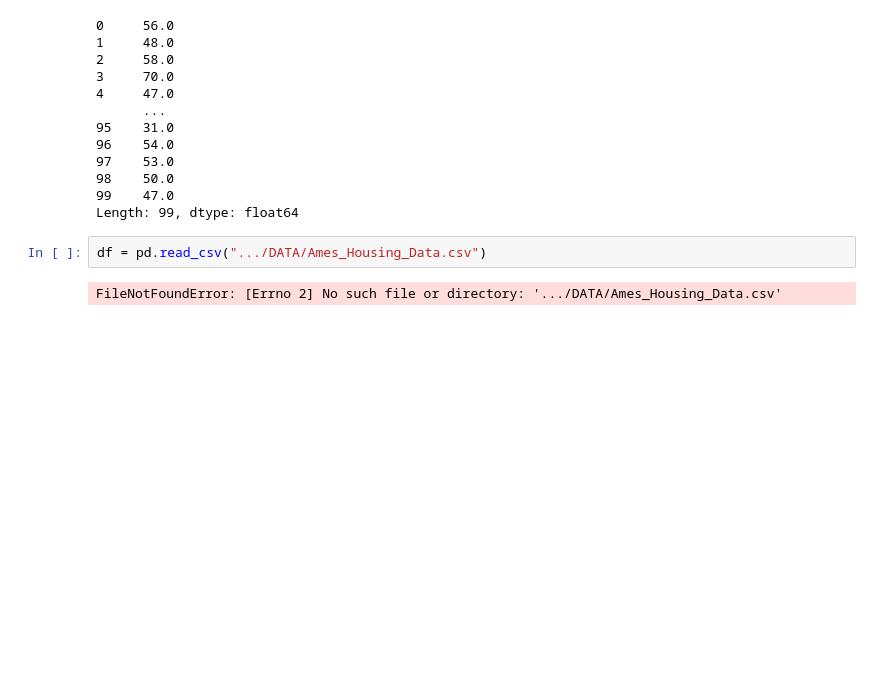
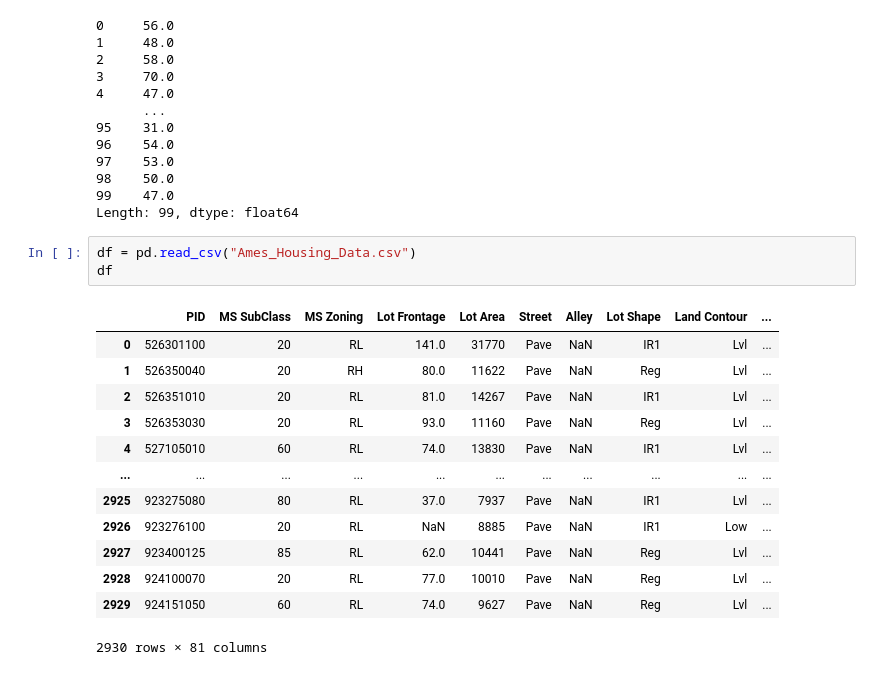
Before and after one commit to satanix0/data-science, a Jupyter notebook: Feature Engineering/Revision.ipynb, the cells around one changed output. Saved outputs shown, nothing was run; the diff lists cells and outputs as text; blank space fills up the shorter version.

```diff
--- a/Feature Engineering/Revision.ipynb
+++ b/Feature Engineering/Revision.ipynb
@@ -74,6 +74,19 @@ ser[ser > low_lim]
 99    47.0
 Length: 99, dtype: float64
 # %%
-df = pd.read_csv(".../DATA/Ames_Housing_Data.csv")
+df = pd.read_csv("Ames_Housing_Data.csv")
+df
 # %% [output]
+|  | PID | MS SubClass | MS Zoning | Lot Frontage | Lot Area | Street | Alley | Lot Shape | Land Contour | ... |
+| 0 | 526301100 | 20 | RL | 141.0 | 31770 | Pave | NaN | IR1 | Lvl | ... |
+| 1 | 526350040 | 20 | RH | 80.0 | 11622 | Pave | NaN | Reg | Lvl | ... |
+| 2 | 526351010 | 20 | RL | 81.0 | 14267 | Pave | NaN | IR1 | Lvl | ... |
+| 3 | 526353030 | 20 | RL | 93.0 | 11160 | Pave | NaN | Reg | Lvl | ... |
+| 4 | 527105010 | 60 | RL | 74.0 | 13830 | Pave | NaN | IR1 | Lvl | ... |
+| ... | ... | ... | ... | ... | ... | ... | ... | ... | ... | ... |
+| 2925 | 923275080 | 80 | RL | 37.0 | 7937 | Pave | NaN | IR1 | Lvl | ... |
+| 2926 | 923276100 | 20 | RL | NaN | 8885 | Pave | NaN | IR1 | Low | ... |
+| 2927 | 923400125 | 85 | RL | 62.0 | 10441 | Pave | NaN | Reg | Lvl | ... |
+| 2928 | 924100070 | 20 | RL | 77.0 | 10010 | Pave | NaN | Reg | Lvl | ... |
+| 2929 | 924151050 | 60 | RL | 74.0 | 9627 | Pave | NaN | Reg | Lvl | ... |
-FileNotFoundError: [Errno 2] No such file or directory: '.../DATA/Ames_Housing_Data.csv'
+2930 rows × 81 columns
```
Also changed, not shown: parts of 1 cell of this notebook, 8 other files.
